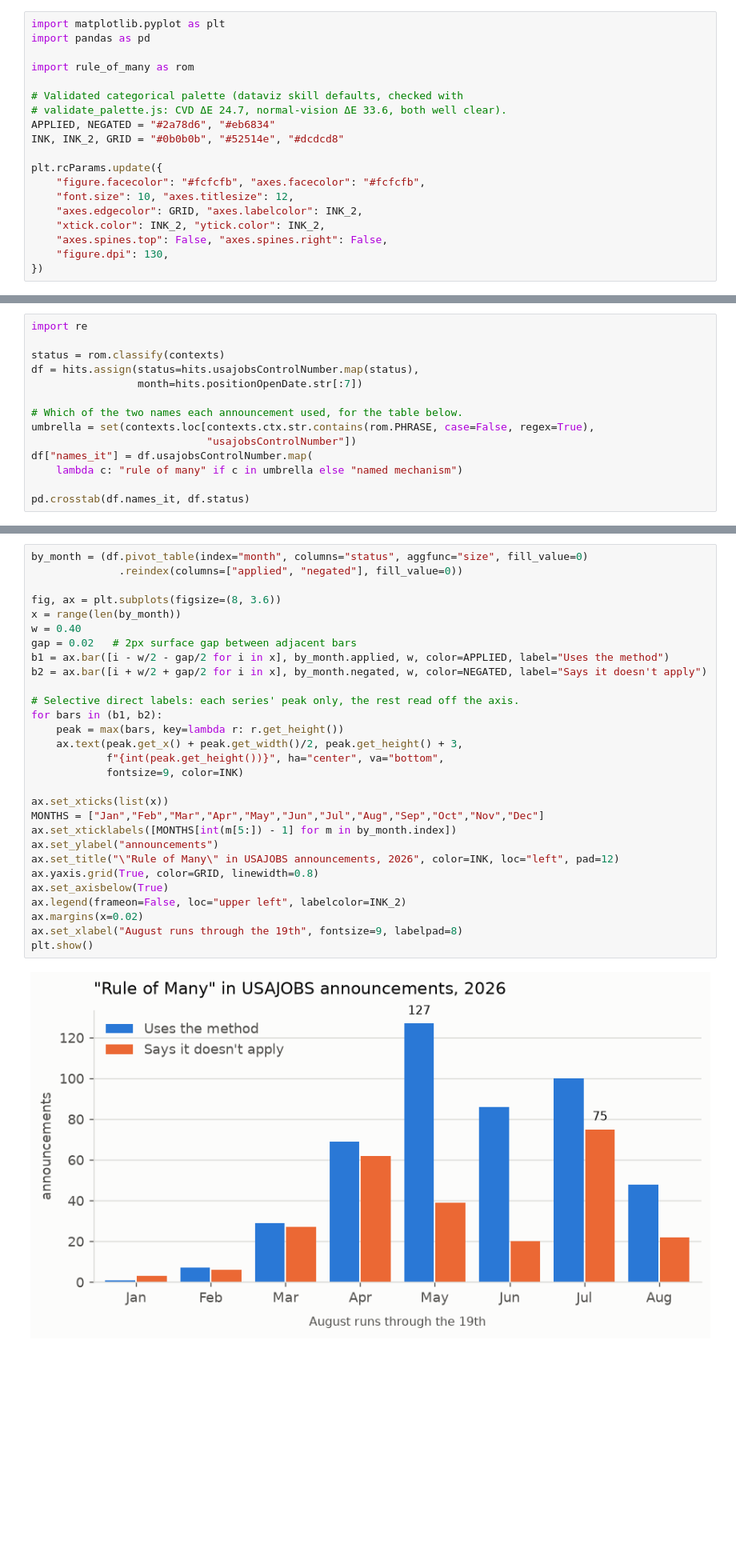
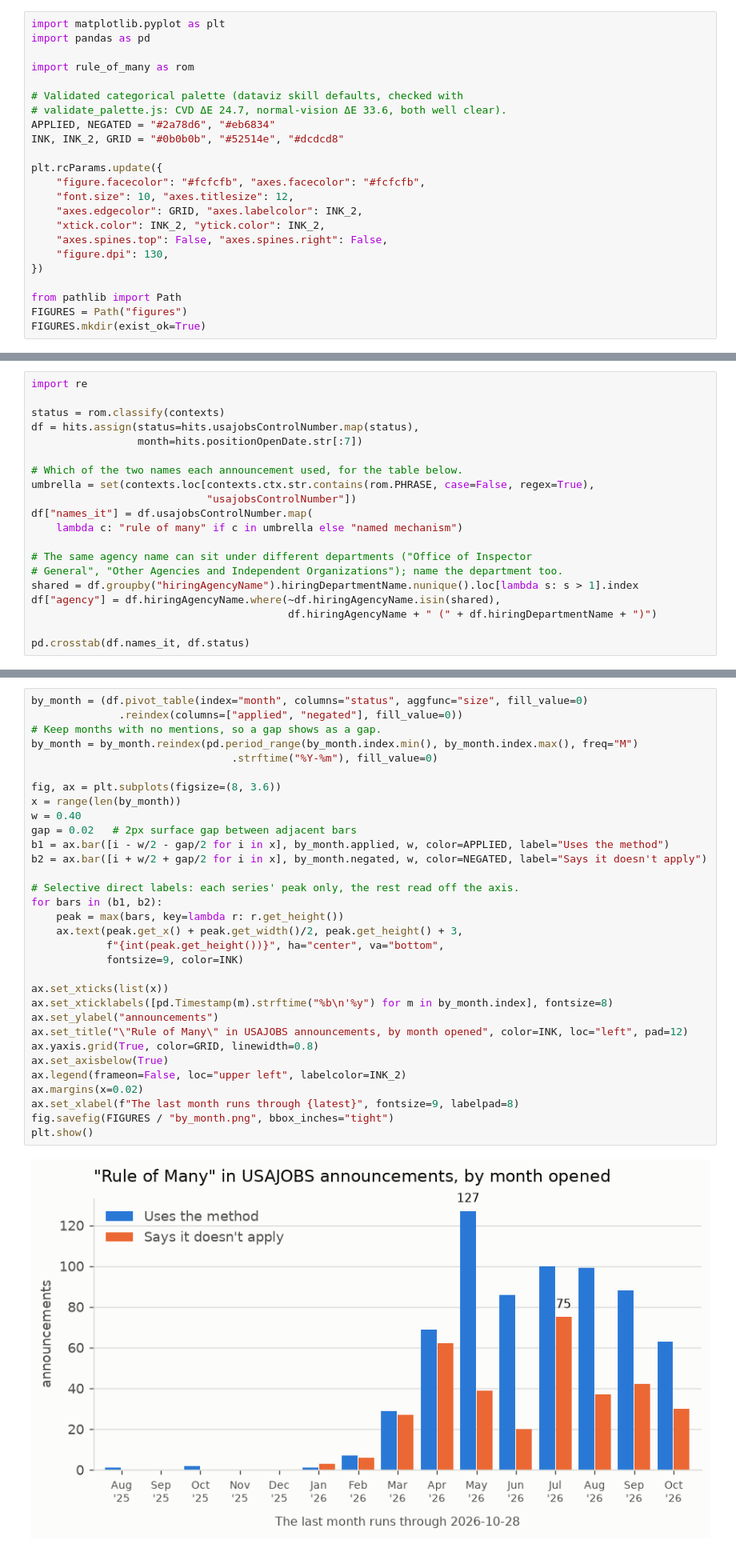
Before and after one commit to abigailhaddad/joa, a Jupyter notebook: rule_of_many.ipynb, the cells around one changed output, grey strips where cells are left out. Shown at 80% size. Saved outputs shown, nothing was run; the diff lists cells and outputs as text; blank space fills up the shorter version.

```diff
--- a/rule_of_many.ipynb
+++ b/rule_of_many.ipynb
@@ -45,6 +46,10 @@ plt.rcParams.update({
     "axes.spines.top": False, "axes.spines.right": False,
     "figure.dpi": 130,
 })
+
+from pathlib import Path
+FIGURES = Path("figures")
+FIGURES.mkdir(exist_ok=True)
 # %% [markdown]
 ## Pull the mentions
 
@@ -109,6 +123,12 @@ umbrella = set(contexts.loc[contexts.ctx.str.contains(rom.PHRASE, case=False, re
 df["names_it"] = df.usajobsControlNumber.map(
     lambda c: "rule of many" if c in umbrella else "named mechanism")
 
+# The same agency name can sit under different departments ("Office of Inspector
+# General", "Other Agencies and Independent Organizations"); name the department too.
+shared = df.groupby("hiringAgencyName").hiringDepartmentName.nunique().loc[lambda s: s > 1].index
+df["agency"] = df.hiringAgencyName.where(~df.hiringAgencyName.isin(shared),
+                                         df.hiringAgencyName + " (" + df.hiringDepartmentName + ")")
+
 pd.crosstab(df.names_it, df.status)
 # %% [output]
 | status | applied | negated |
@@ -123,32 +192,35 @@ announcement contains both readings, so the split isn't a judgment call.
 # %%
 by_month = (df.pivot_table(index="month", columns="status", aggfunc="size", fill_value=0)
               .reindex(columns=["applied", "negated"], fill_value=0))
+# Keep months with no mentions, so a gap shows as a gap.
+by_month = by_month.reindex(pd.period_range(by_month.index.min(), by_month.index.max(), freq="M")
+                                .strftime("%Y-%m"), fill_value=0)
 
 fig, ax = plt.subplots(figsize=(8, 3.6))
 x = range(len(by_month))
 w = 0.40
 gap = 0.02   # 2px surface gap between adjacent bars
 b1 = ax.bar([i - w/2 - gap/2 for i in x], by_month.applied, w, color=APPLIED, label="Uses the method")
 b2 = ax.bar([i + w/2 + gap/2 for i in x], by_month.negated, w, color=NEGATED, label="Says it doesn't apply")
 
 # Selective direct labels: each series' peak only, the rest read off the axis.
 for bars in (b1, b2):
     peak = max(bars, key=lambda r: r.get_height())
     ax.text(peak.get_x() + peak.get_width()/2, peak.get_height() + 3,
             f"{int(peak.get_height())}", ha="center", va="bottom",
             fontsize=9, color=INK)
 
 ax.set_xticks(list(x))
-MONTHS = ["Jan","Feb","Mar","Apr","May","Jun","Jul","Aug","Sep","Oct","Nov","Dec"]
-ax.set_xticklabels([MONTHS[int(m[5:]) - 1] for m in by_month.index])
+ax.set_xticklabels([pd.Timestamp(m).strftime("%b\n'%y") for m in by_month.index], fontsize=8)
 ax.set_ylabel("announcements")
-ax.set_title("\"Rule of Many\" in USAJOBS announcements, 2026", color=INK, loc="left", pad=12)
+ax.set_title("\"Rule of Many\" in USAJOBS announcements, by month opened", color=INK, loc="left", pad=12)
 ax.yaxis.grid(True, color=GRID, linewidth=0.8)
 ax.set_axisbelow(True)
 ax.legend(frameon=False, loc="upper left", labelcolor=INK_2)
 ax.margins(x=0.02)
-ax.set_xlabel("August runs through the 19th", fontsize=9, labelpad=8)
+ax.set_xlabel(f"The last month runs through {latest}", fontsize=9, labelpad=8)
+fig.savefig(FIGURES / "by_month.png", bbox_inches="tight")
 plt.show()
 # %% [output]
-[figure, old version]
+[figure, new version]
 # %% [markdown]
```
Also changed, not shown: parts of 19 cells of this notebook, 9 other files.
